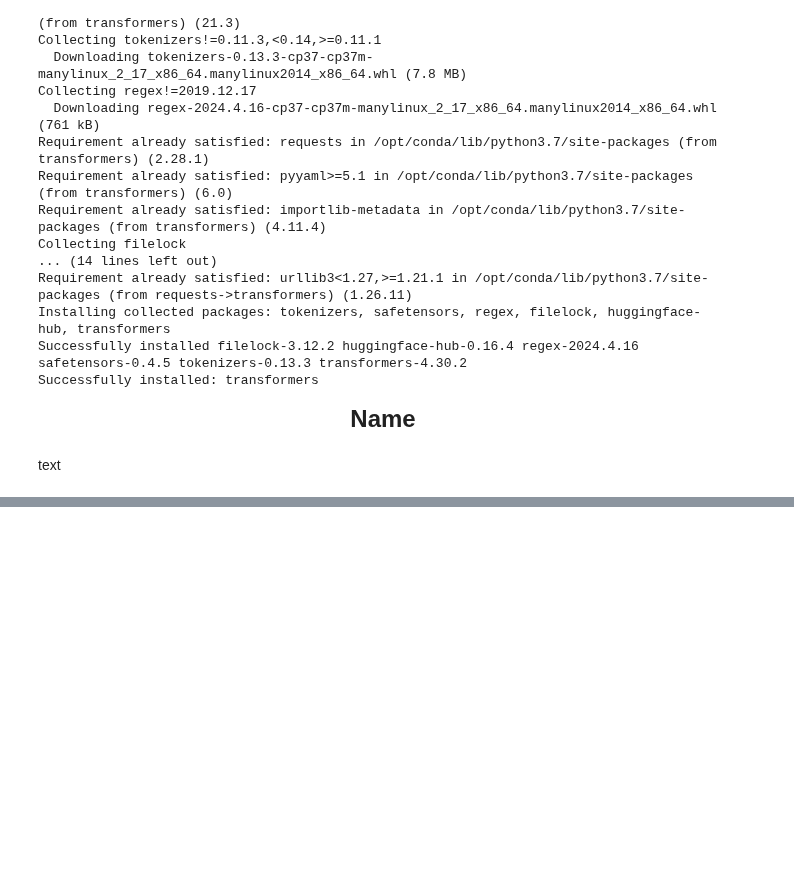
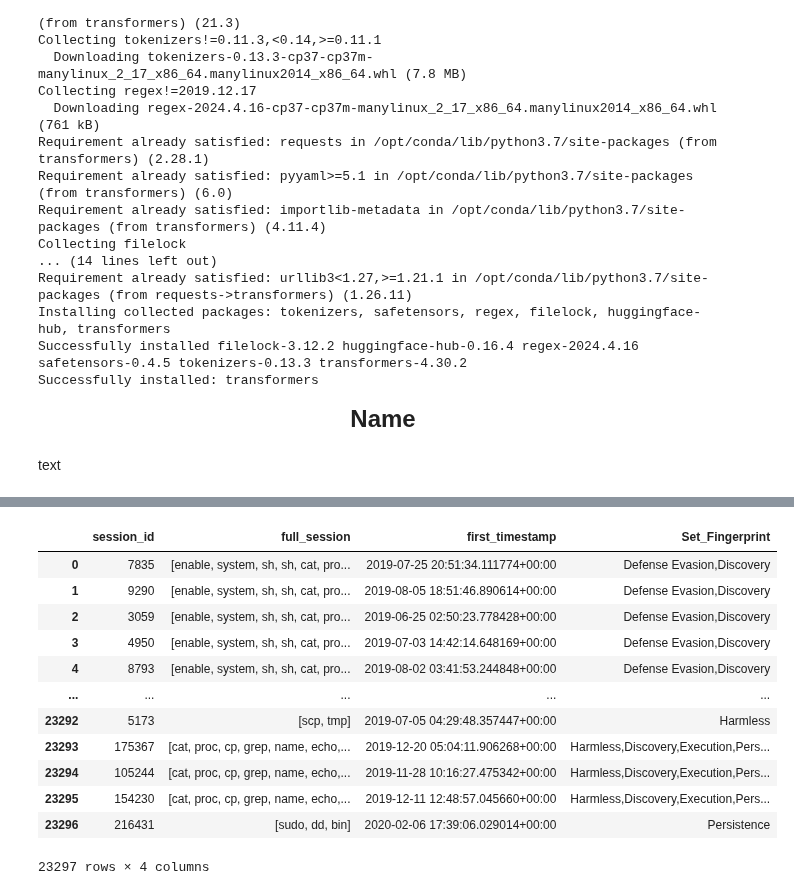
Before and after one commit to Botti01/SSH-Shell-Attacks, a Jupyter notebook: notebooks/section4_language_model_exploration.ipynb, the cells around one changed output, grey strips where cells are left out. Cells and saved outputs as stored; diff of their text form; code cells hidden in the pictures; blank space fills up the shorter version.

```diff
--- a/notebooks/section4_language_model_exploration.ipynb
+++ b/notebooks/section4_language_model_exploration.ipynb
@@ -52,0 +260,17 @@ text
+# %%
+df = pd.read_parquet("../data/processed/ssh_attacks_sampled_decoded.parquet")
+df
+# %% [output]
+|  | session_id | full_session | first_timestamp | Set_Fingerprint |
+| 0 | 7835 | [enable, system, sh, sh, cat, pro... | 2019-07-25 20:51:34.111774+00:00 | Defense Evasion,Discovery |
+| 1 | 9290 | [enable, system, sh, sh, cat, pro... | 2019-08-05 18:51:46.890614+00:00 | Defense Evasion,Discovery |
+| 2 | 3059 | [enable, system, sh, sh, cat, pro... | 2019-06-25 02:50:23.778428+00:00 | Defense Evasion,Discovery |
+| 3 | 4950 | [enable, system, sh, sh, cat, pro... | 2019-07-03 14:42:14.648169+00:00 | Defense Evasion,Discovery |
+| 4 | 8793 | [enable, system, sh, sh, cat, pro... | 2019-08-02 03:41:53.244848+00:00 | Defense Evasion,Discovery |
+| ... | ... | ... | ... | ... |
+| 23292 | 5173 | [scp, tmp] | 2019-07-05 04:29:48.357447+00:00 | Harmless |
+| 23293 | 175367 | [cat, proc, cp, grep, name, echo,... | 2019-12-20 05:04:11.906268+00:00 | Harmless,Discovery,Execution,Pers... |
+| 23294 | 105244 | [cat, proc, cp, grep, name, echo,... | 2019-11-28 10:16:27.475342+00:00 | Harmless,Discovery,Execution,Pers... |
+| 23295 | 154230 | [cat, proc, cp, grep, name, echo,... | 2019-12-11 12:48:57.045660+00:00 | Harmless,Discovery,Execution,Pers... |
+| 23296 | 216431 | [sudo, dd, bin] | 2020-02-06 17:39:06.029014+00:00 | Persistence |
+23297 rows × 4 columns
```
Also changed, not shown: parts of 15 cells of this notebook, 3 other files.
